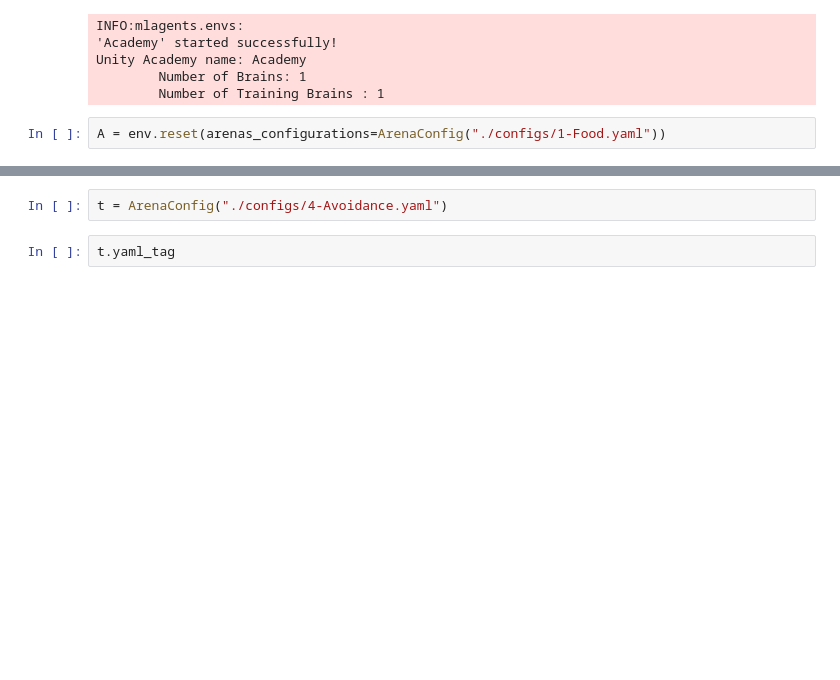
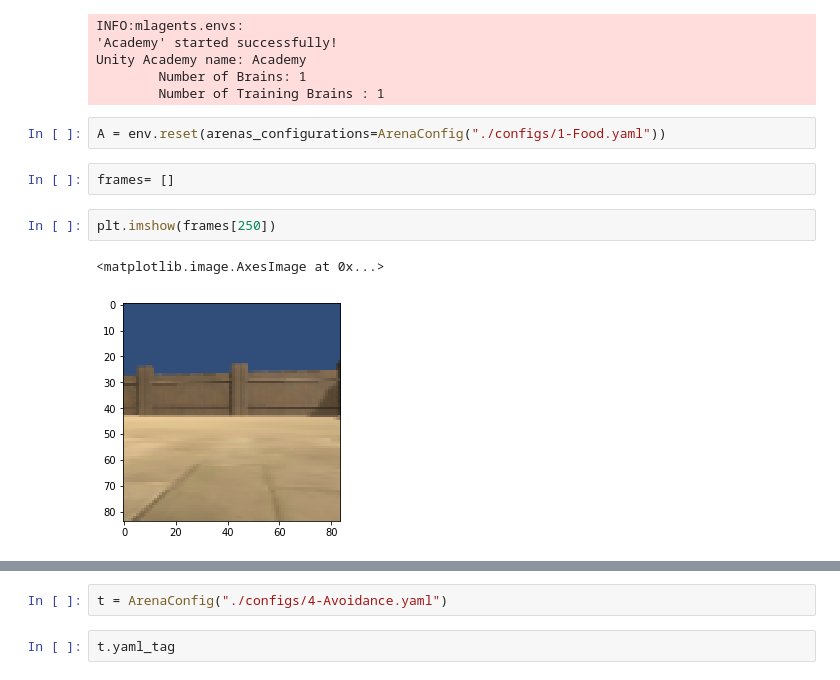
Before and after one commit to ehddnr747/duju_animal_ai_olympics, a Jupyter notebook: animal_env_test.ipynb, the cells around one changed output, grey strips where cells are left out. Cells and saved outputs as stored; diff of their text form; blank space fills up the shorter version.

```diff
--- a/animal_env_test.ipynb
+++ b/animal_env_test.ipynb
@@ -21,3 +18,10 @@ Unity Academy name: Academy
         Number of Training Brains : 1
 # %%
 A = env.reset(arenas_configurations=ArenaConfig("./configs/1-Food.yaml"))
+# %%
+frames= []
+# %%
+plt.imshow(frames[250])
+# %% [output]
+<matplotlib.image.AxesImage at 0x...>
+[figure, added]
```
Also changed, not shown: parts of 10 cells of this notebook, 10 other files.
